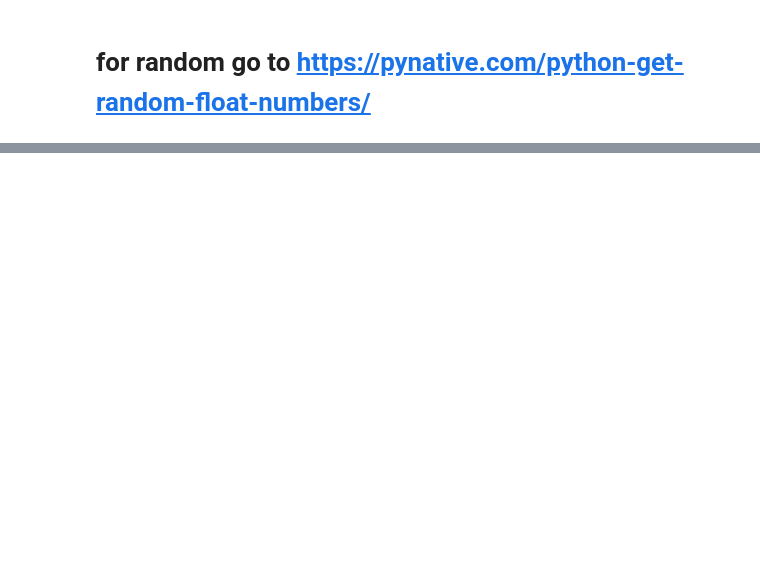
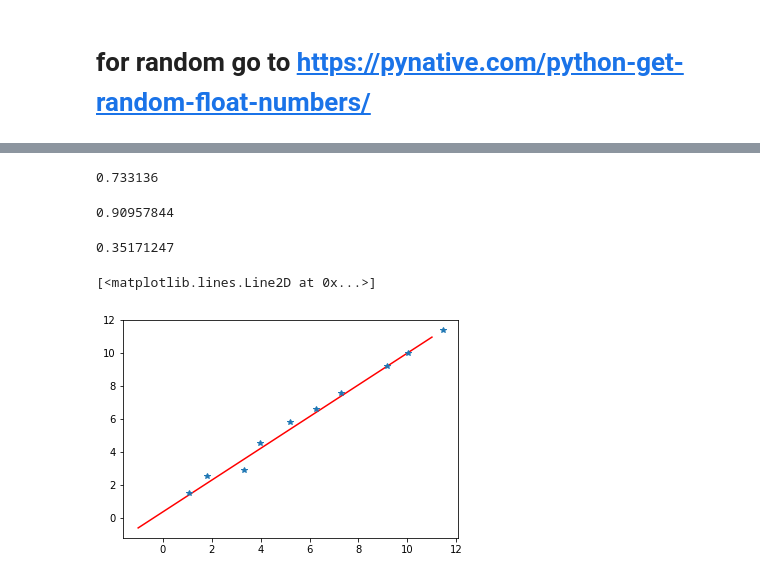
Before and after one commit to NishadAvnish/tensor, a Jupyter notebook: Untitled.ipynb, the cells around one changed output, grey strips where cells are left out. Cells and saved outputs as stored; diff of their text form; code cells hidden in the pictures; blank space fills up the shorter version.

```diff
--- a/Untitled.ipynb
+++ b/Untitled.ipynb
@@ -128,0 +159,26 @@ init= tf.glo
+# %%
+with tf.Session() as sess:
+    sess.run(init)
+    print(sess.run(error))
+    for i in range(40):
+        sess.run(train)
+    fslope,Finter=sess.run([m,b])
+# %% [output]
+0.733136
+# %%
+fslope
+# %% [output]
+0.90957844
+# %%
+Finter
+# %% [output]
+0.35171247
+# %%
+x_test=np.linspace(-1,11,10)
+y_predict=fslope*x_test+Finter
+
+plt.plot(x_test,y_predict,'r')
+plt.plot(x_data,y_data,'*')
+# %% [output]
+[<matplotlib.lines.Line2D at 0x...>]
+[figure, added]
```
Also changed, not shown: parts of 15 cells of this notebook.
